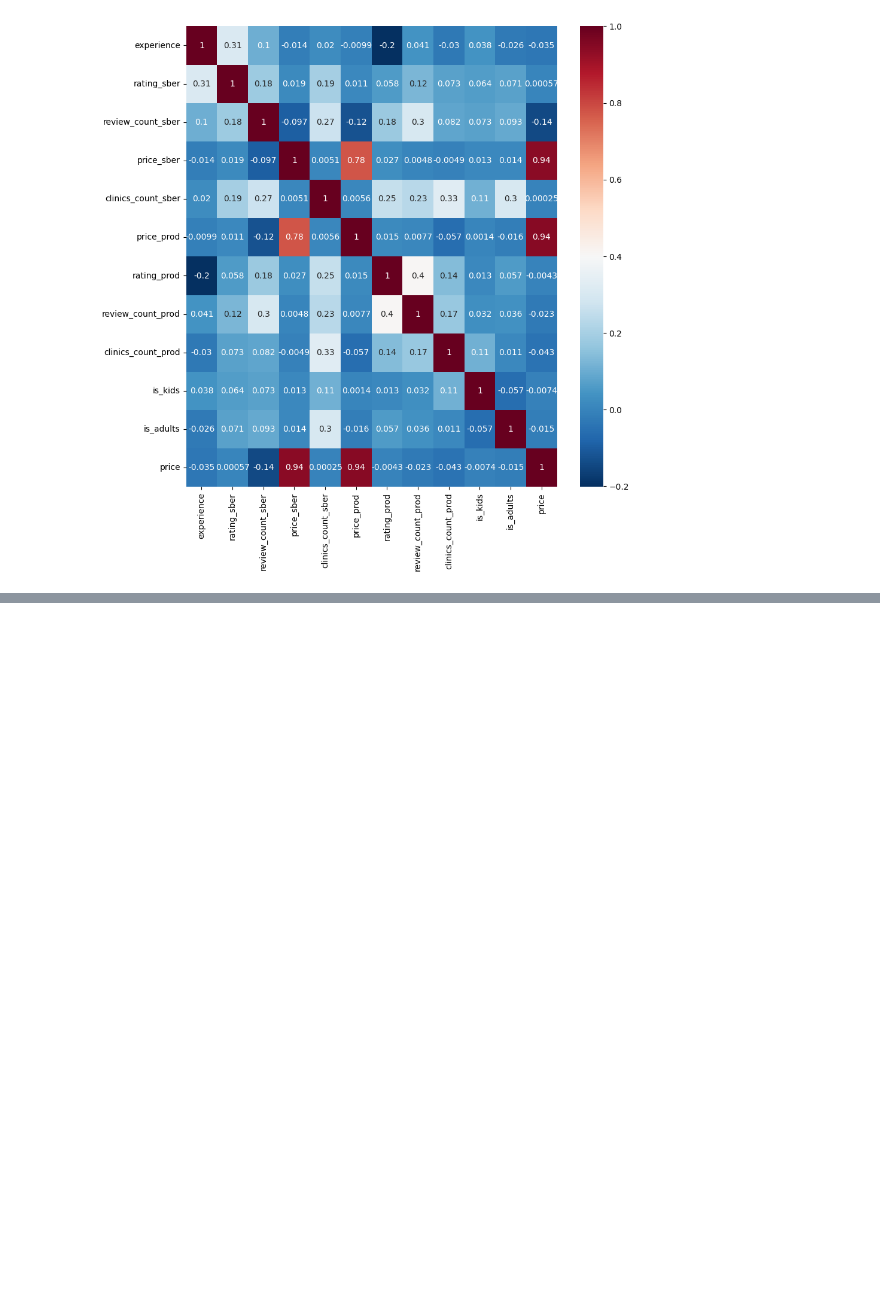
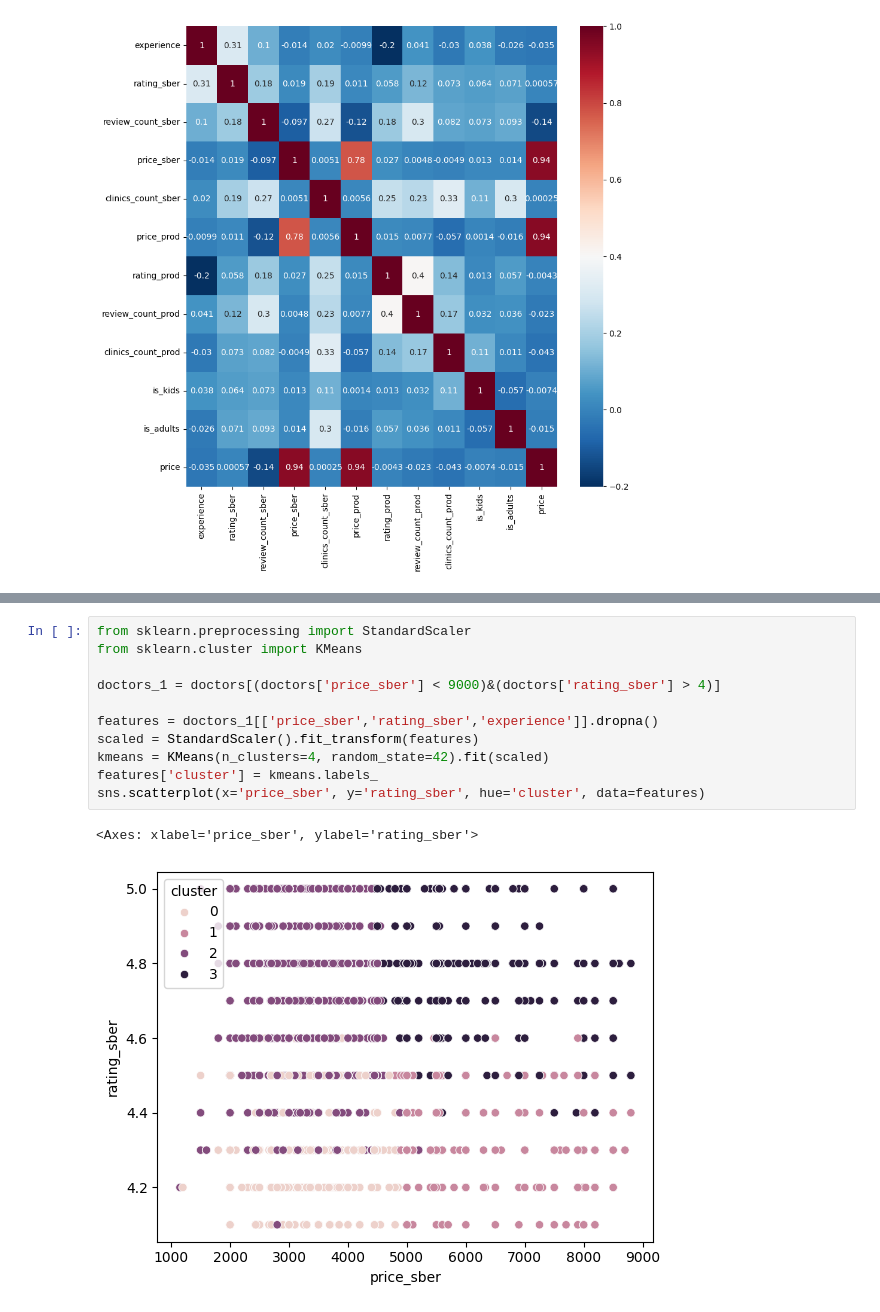
Before and after one commit to yyaroslavskiy/SkibidiDocDoc, a Jupyter notebook: eda/EDA_Doctors_1.ipynb, the cells around one changed output, grey strips where cells are left out. Drawn from its saved outputs; the diff is of its cells as text; blank space fills up the shorter version.

```diff
--- a/eda/EDA_Doctors_1.ipynb
+++ b/eda/EDA_Doctors_1.ipynb
@@ -1347,0 +1465,14 @@ sns.heatmap(doctors.corr(numeric_only = True), annot=True, cmap='RdBu_r')
+# %%
+from sklearn.preprocessing import StandardScaler
+from sklearn.cluster import KMeans
+
+doctors_1 = doctors[(doctors['price_sber'] < 9000)&(doctors['rating_sber'] > 4)]
+
+features = doctors_1[['price_sber','rating_sber','experience']].dropna()
+scaled = StandardScaler().fit_transform(features)
+kmeans = KMeans(n_clusters=4, random_state=42).fit(scaled)
+features['cluster'] = kmeans.labels_
+sns.scatterplot(x='price_sber', y='rating_sber', hue='cluster', data=features)
+# %% [output]
+<Axes: xlabel='price_sber', ylabel='rating_sber'>
+[figure, added]
```
Also changed, not shown: parts of 10 cells of this notebook.
